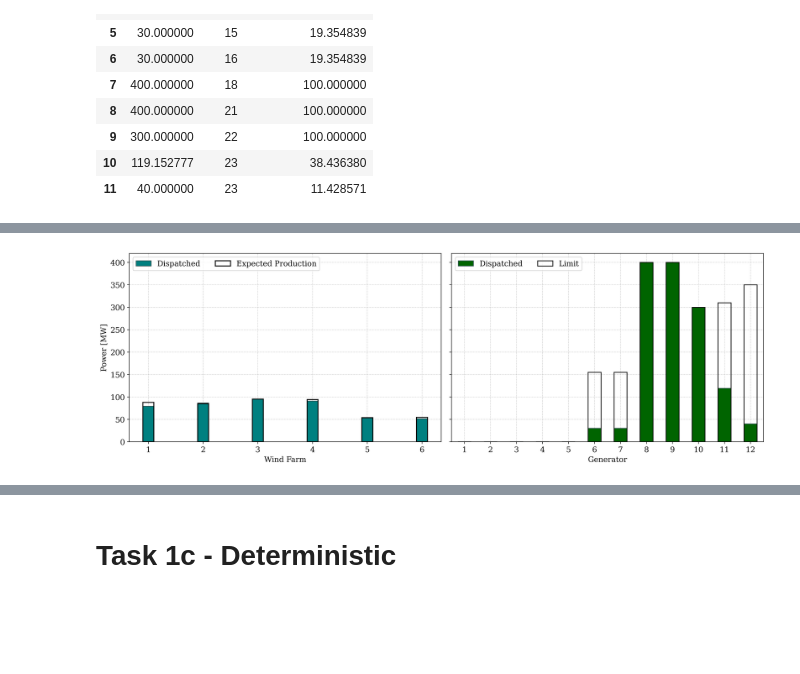
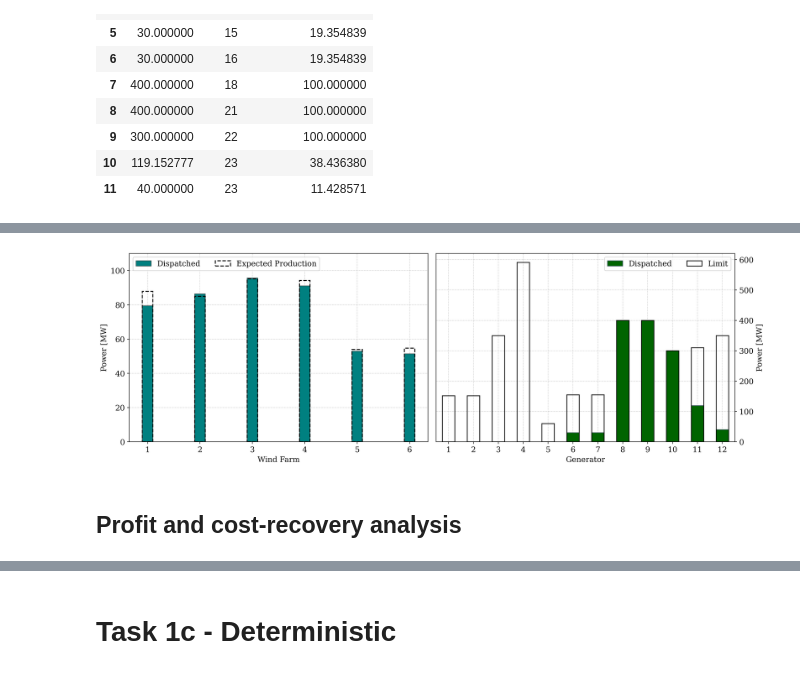
Before and after one commit to SorenBlattBendtsen/46750, a Jupyter notebook: Assignment 2/task_1.ipynb, the cells around one changed output, grey strips where cells are left out. Cells and saved outputs as stored; diff of their text form; code cells hidden in the pictures; blank space fills up the shorter version.

Commit message:
Added code and figures for rest of 1b

```diff
--- a/Assignment 2/task_1.ipynb
+++ b/Assignment 2/task_1.ipynb
@@ -3,6 +3,7 @@ import gurobipy as gb
 import numpy as np
 import pandas as pd
 import matplotlib.pyplot as plt
+import seaborn as sns
 import math
 import random
 import function_library_assignment_2 as fnc
@@ -18,6 +19,7 @@ plt.rcParams['axes.spines.bottom'] = True
 plt.rcParams["axes.grid"] =True
 plt.rcParams['grid.linestyle'] = '-.'
 plt.rcParams['grid.linewidth'] = 0.4
+plt.rcParams['axes.axisbelow'] = True
 # %% [output]
 The autoreload extension is already loaded. To reload it, use:
   %reload_ext autoreload
@@ -276,26 +297,32 @@ results.get('gen')
 # %%
-fig, ax = plt.subplots(1,2,sharey=True,figsize=( 15 , 5 ), dpi=400) # Create the figure
+fig, ax = plt.subplots(1,2,sharey=False,figsize=( 15 , 5 ), dpi=400) # Create the figure
 
 (results.get('wind')['p_W']).plot(kind='bar', ax=ax[0], color='teal', width=0.2, label='Dispatched', edgecolor='darkslategrey')
-(results.get('wind')['Expected Production']).plot(kind='bar', ax=ax[0], width=0.2, edgecolor='black', linestyle='-', fill=False, linewidth=1.5, label='Expected Production')
+(results.get('wind')['Expected Production']).plot(kind='bar', ax=ax[0], width=0.2, edgecolor='black', linestyle='--', fill=False, linewidth=1.5, label='Expected Production')
 ax[0].set_ylabel('Power [MW]')
 ax[0].set_xlabel('Wind Farm')
 ax[0].set_xticks(ticks = np.arange(0, n_wf), labels = np.arange(1, n_wf + 1), fontsize=12, rotation = 0)
 ax[0].legend(loc='upper left', ncol=2, fontsize=12)
+ax[0].set_ylim([0,110])
 
 (results.get('gen')['p_G']).plot(kind='bar', ax=ax[1], color='darkgreen', label='Dispatched', edgecolor='darkslategrey')
-((results.get('gen')['p_G']) / ((results.get('gen')['Loading Percentage']) / 100)).plot(kind='bar', ax=ax[1], edgecolor='black', linestyle='-', fill=False, linewidth=1.2, label='Limit')
-#ax[1].set_ylabel('Power [MW]')
+#((results.get('gen')['p_G']) / ((results.get('gen')['Loading Percentage']) / 100)).plot(kind='bar', ax=ax[1], edgecolor='black', linestyle='-', fill=False, linewidth=1.2, label='Limit')
+gen_data['P max MW'].plot(kind='bar', ax=ax[1], edgecolor='black', linestyle='-', fill=False, linewidth=1.2, label='Limit')
+ax[1].yaxis.tick_right()
+ax[1].yaxis.set_label_position("right")
+ax[1].set_ylabel('Power [MW]')
 ax[1].set_xlabel('Generator')
 ax[1].set_xticks(ticks = np.arange(0, n_gen), labels = np.arange(1, n_gen + 1), fontsize=12, rotation = 0)
-ax[1].legend(loc='upper left', ncol=2, fontsize=12)
+ax[1].legend(loc='upper right', ncol=2, fontsize=12)
 
 for k in range(2):
     ax[k].spines[['right', 'top']].set_visible(True)
     ax[k].set_axisbelow(True)
 
 fig.tight_layout() # reduces white space around figures
 plt.savefig('Figures/task_1_results_gen_dispatch.png',bbox_inches='tight')
 plt.show()
 # %% [output]
-[figure, old version]
+[figure, new version]
+# %% [markdown]
+## Profit and cost-recovery analysis
```
Also changed, not shown: parts of 6 cells of this notebook, 2 other files.
